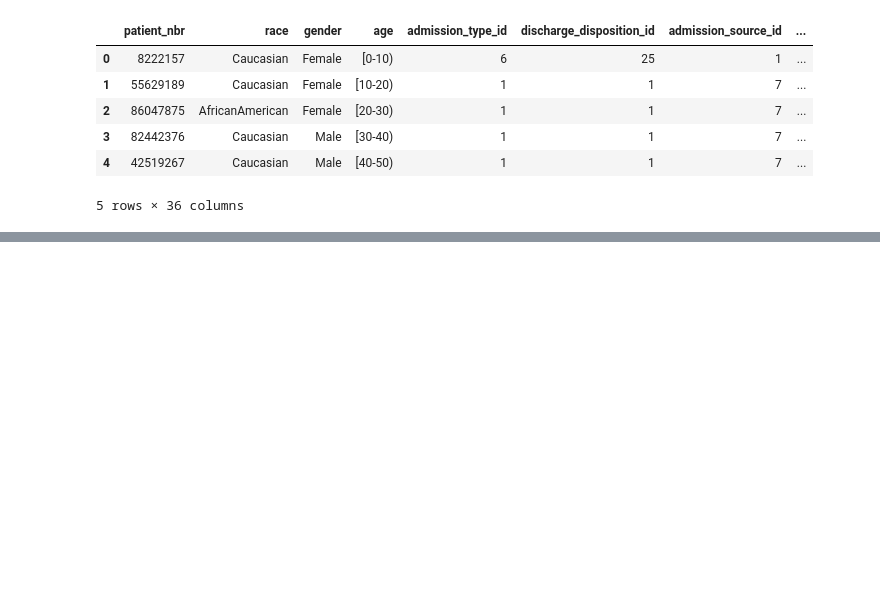
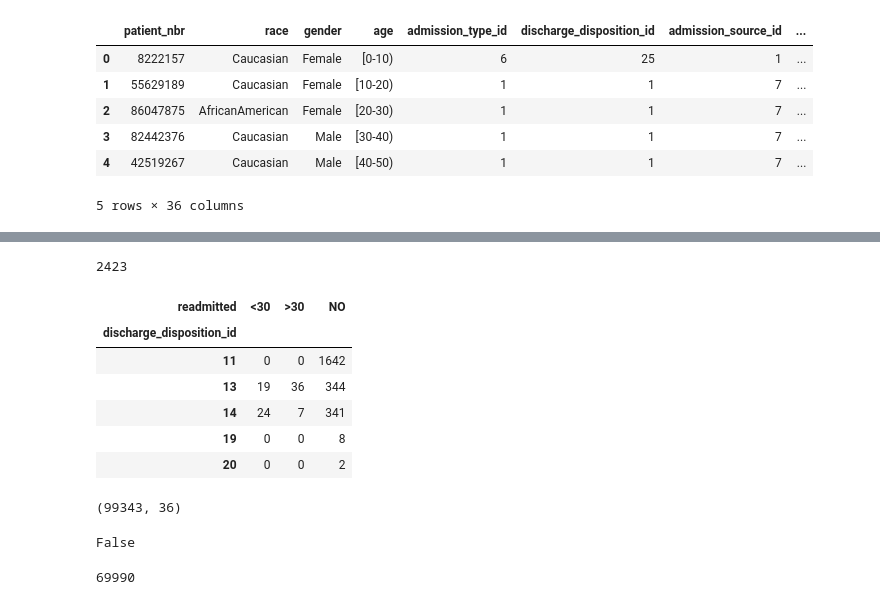
Before and after one commit to diieeguiitooo/readmision_diabetes_eda, a Jupyter notebook: notebooks/04_preparacion.ipynb, the cells around one changed output, grey strips where cells are left out. Drawn from its saved outputs; the diff is of its cells as text; code cells hidden in the pictures; blank space fills up the shorter version.

Commit message:
Notebook 04: apartado 2, exclusión de fallecidos y hospice

```diff
--- a/notebooks/04_preparacion.ipynb
+++ b/notebooks/04_preparacion.ipynb
@@ -209,0 +271,33 @@ Dos advertencias para el resto del notebook:
+# %%
+codigos_excluir = [11,13,14,19,20,21]
+
+mascara_excluir = df['discharge_disposition_id'].isin(codigos_excluir)
+int(mascara_excluir.sum())
+# %% [output]
+2423
+# %%
+filas_marcadas = df[mascara_excluir]
+
+pd.crosstab(filas_marcadas['discharge_disposition_id'], filas_marcadas['readmitted'])
+# %% [output]
+| readmitted | <30 | >30 | NO |
+| discharge_disposition_id |  |  |  |
+| 11 | 0 | 0 | 1642 |
+| 13 | 19 | 36 | 344 |
+| 14 | 24 | 7 | 341 |
+| 19 | 0 | 0 | 8 |
+| 20 | 0 | 0 | 2 |
+# %%
+# Eliminamos los ingresos de fallecidos y hospice y reiniciamos el índice
+df = df[~mascara_excluir].reset_index(drop=True)
+df.shape
+# %% [output]
+(99343, 36)
+# %%
+bool(df['discharge_disposition_id'].isin(codigos_excluir).any())
+# %% [output]
+False
+# %%
+df['patient_nbr'].nunique()
+# %% [output]
+69990
```
Also changed, not shown: parts of 5 cells of this notebook.
